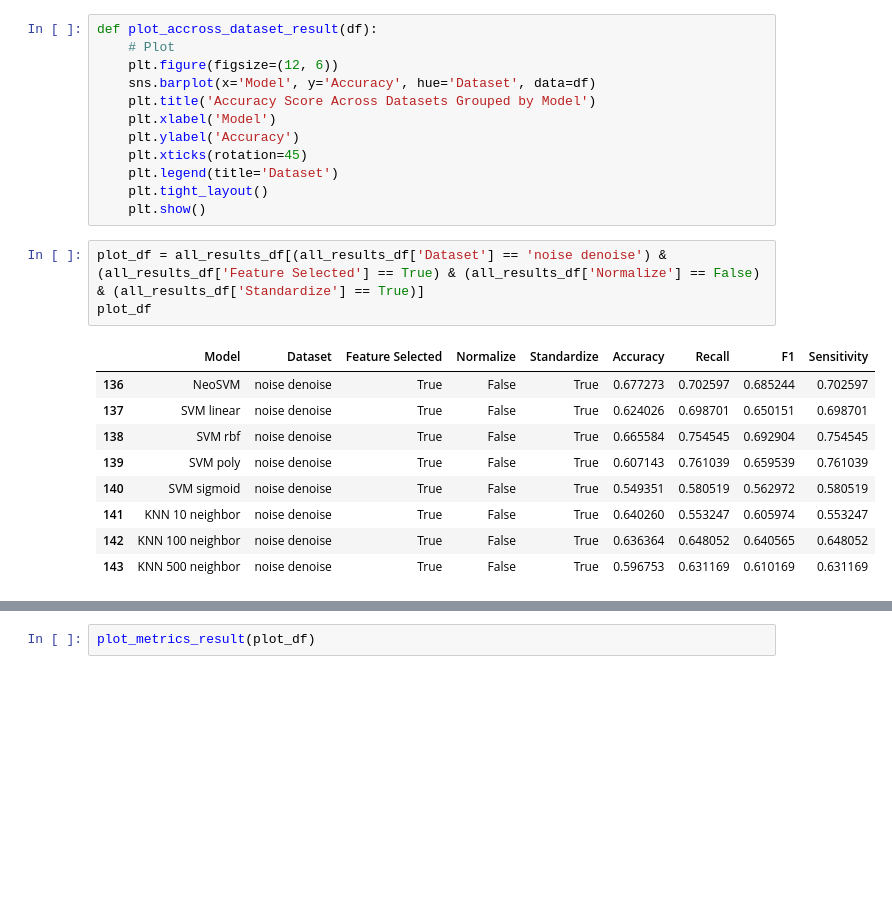
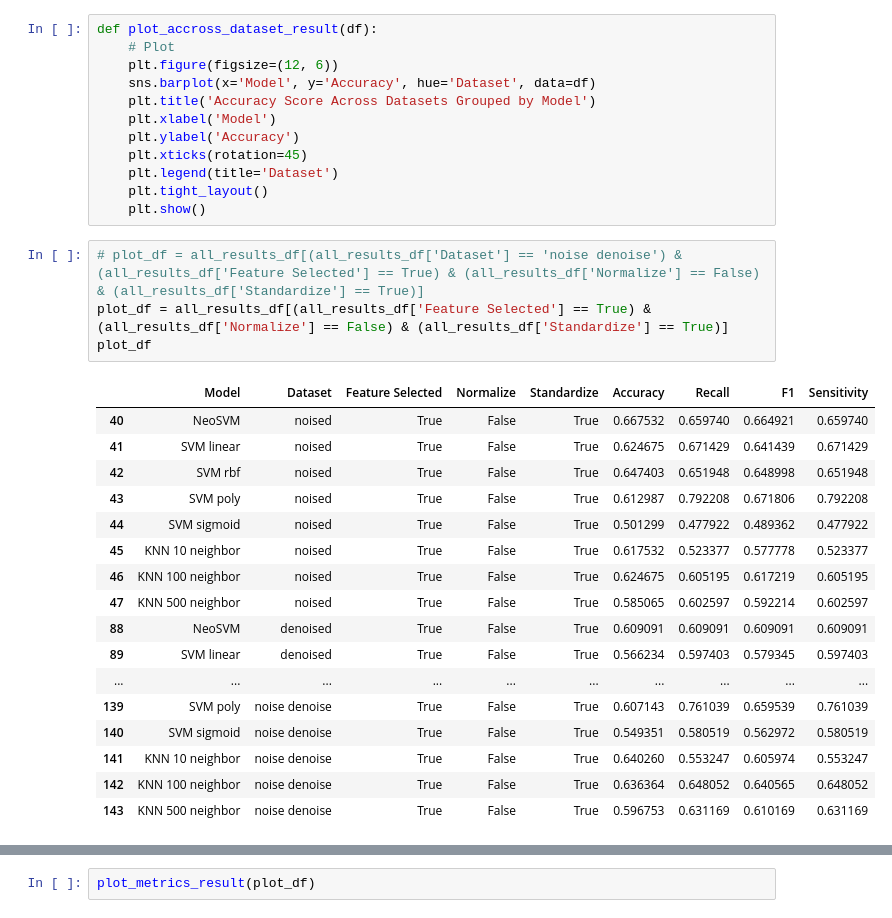
Before and after one commit to fwe01/Klaisifikasi-Citra-TD-Viskom, a Jupyter notebook: Machine Learning.ipynb, the cells around one changed output, grey strips where cells are left out. Drawn from its saved outputs; the diff is of its cells as text; blank space fills up the shorter version.

```diff
--- a/Machine Learning.ipynb
+++ b/Machine Learning.ipynb
@@ -321,13 +321,22 @@ def plot_accross_dataset_result(df):
     plt.tight_layout()
     plt.show()
 # %%
-plot_df = all_results_df[(all_results_df['Dataset'] == 'noise denoise') & (all_results_df['Feature Selected'] == True) & (all_results_df['Normalize'] == False) & (all_results_df['Standardize'] == True)]
+# plot_df = all_results_df[(all_results_df['Dataset'] == 'noise denoise') & (all_results_df['Feature Selected'] == True) & (all_results_df['Normalize'] == False) & (all_results_df['Standardize'] == True)]
+plot_df = all_results_df[(all_results_df['Feature Selected'] == True) & (all_results_df['Normalize'] == False) & (all_results_df['Standardize'] == True)]
 plot_df
 # %% [output]
 |  | Model | Dataset | Feature Selected | Normalize | Standardize | Accuracy | Recall | F1 | Sensitivity |
-| 136 | NeoSVM | noise denoise | True | False | True | 0.677273 | 0.702597 | 0.685244 | 0.702597 |
-| 137 | SVM linear | noise denoise | True | False | True | 0.624026 | 0.698701 | 0.650151 | 0.698701 |
-| 138 | SVM rbf | noise denoise | True | False | True | 0.665584 | 0.754545 | 0.692904 | 0.754545 |
+| 40 | NeoSVM | noised | True | False | True | 0.667532 | 0.659740 | 0.664921 | 0.659740 |
+| 41 | SVM linear | noised | True | False | True | 0.624675 | 0.671429 | 0.641439 | 0.671429 |
+| 42 | SVM rbf | noised | True | False | True | 0.647403 | 0.651948 | 0.648998 | 0.651948 |
+| 43 | SVM poly | noised | True | False | True | 0.612987 | 0.792208 | 0.671806 | 0.792208 |
+| 44 | SVM sigmoid | noised | True | False | True | 0.501299 | 0.477922 | 0.489362 | 0.477922 |
+| 45 | KNN 10 neighbor | noised | True | False | True | 0.617532 | 0.523377 | 0.577778 | 0.523377 |
+| 46 | KNN 100 neighbor | noised | True | False | True | 0.624675 | 0.605195 | 0.617219 | 0.605195 |
+| 47 | KNN 500 neighbor | noised | True | False | True | 0.585065 | 0.602597 | 0.592214 | 0.602597 |
+| 88 | NeoSVM | denoised | True | False | True | 0.609091 | 0.609091 | 0.609091 | 0.609091 |
+| 89 | SVM linear | denoised | True | False | True | 0.566234 | 0.597403 | 0.579345 | 0.597403 |
+| ... | ... | ... | ... | ... | ... | ... | ... | ... | ... |
 | 139 | SVM poly | noise denoise | True | False | True | 0.607143 | 0.761039 | 0.659539 | 0.761039 |
 | 140 | SVM sigmoid | noise denoise | True | False | True | 0.549351 | 0.580519 | 0.562972 | 0.580519 |
 | 141 | KNN 10 neighbor | noise denoise | True | False | True | 0.640260 | 0.553247 | 0.605974 | 0.553247 |
```
Also changed, not shown: parts of 1 cell of this notebook.
